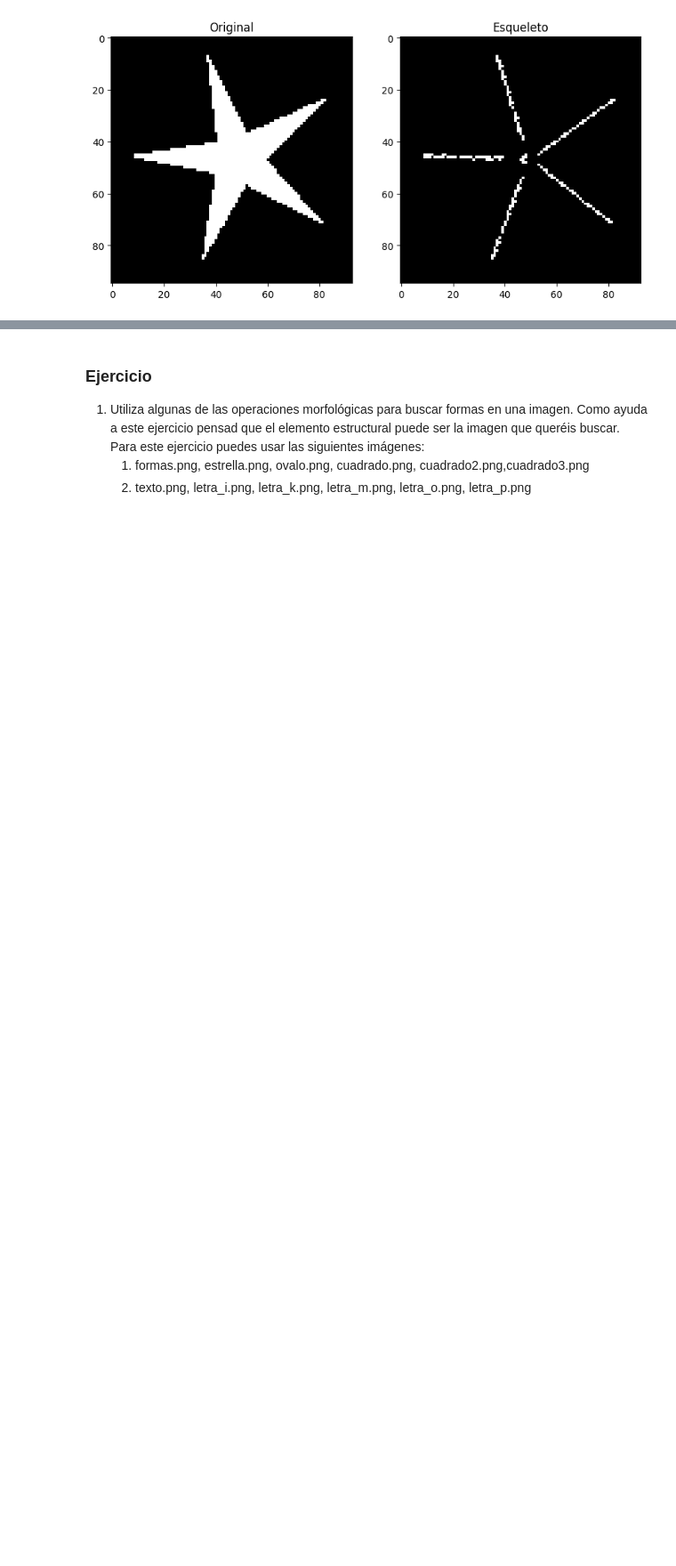
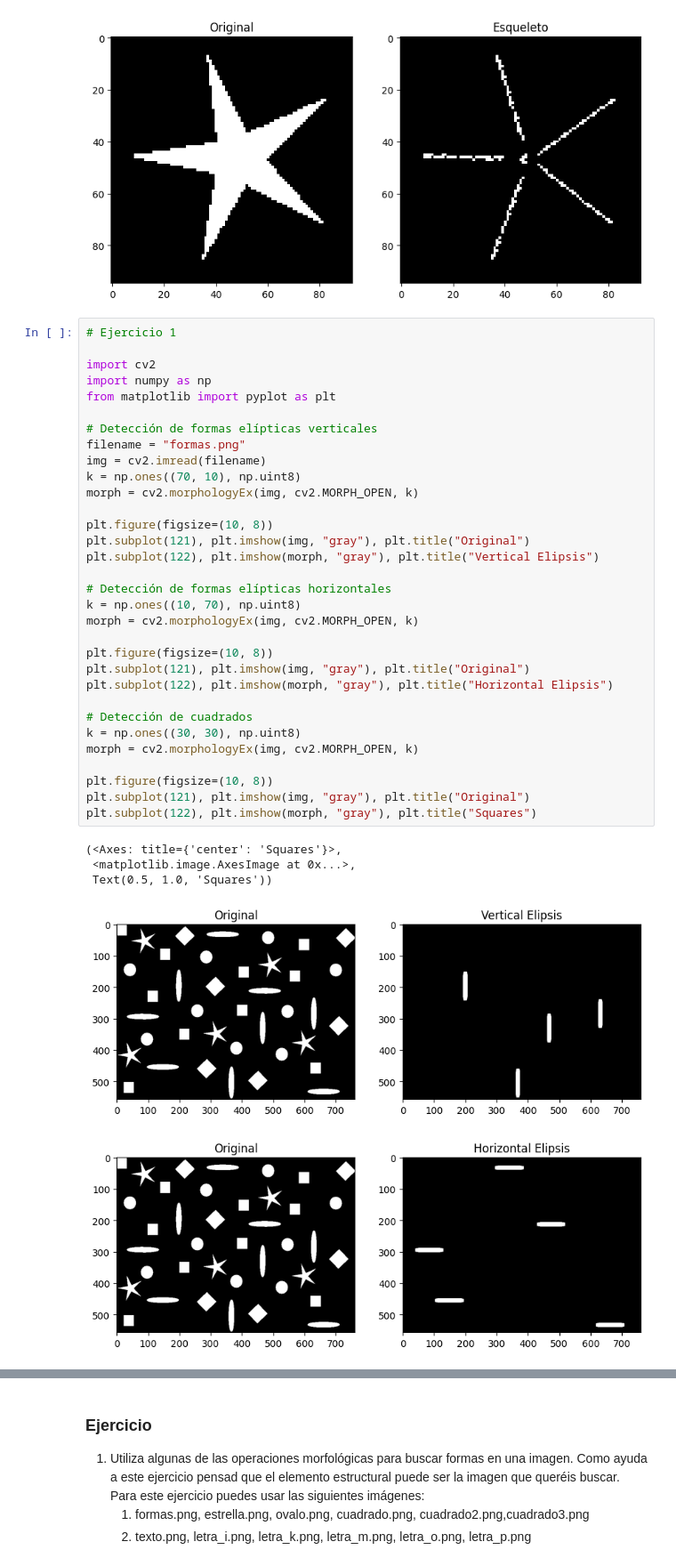
Before and after one commit to Migue8gl/DataScienceMaster, a Jupyter notebook: vision_por_computador/p4/Leccion6.ipynb, the cells around one changed output, grey strips where cells are left out. Shown at 89% size. Cells and saved outputs as stored; diff of their text form; blank space fills up the shorter version.

```diff
--- a/vision_por_computador/p4/Leccion6.ipynb
+++ b/vision_por_computador/p4/Leccion6.ipynb
@@ -317,3 +317,41 @@ plt.subplot(1,2,2),plt.imshow(skel,'gray') ,plt.title("Esqueleto")
  Text(0.5, 1.0, 'Esqueleto'))
 [figure]
 [figure]
+# %%
+# Ejercicio 1
+
+import cv2
+import numpy as np
+from matplotlib import pyplot as plt
+
+# Detección de formas elípticas verticales
+filename = "formas.png"
+img = cv2.imread(filename)
+k = np.ones((70, 10), np.uint8)
+morph = cv2.morphologyEx(img, cv2.MORPH_OPEN, k)
+
+plt.figure(figsize=(10, 8))
+plt.subplot(121), plt.imshow(img, "gray"), plt.title("Original")
+plt.subplot(122), plt.imshow(morph, "gray"), plt.title("Vertical Elipsis")
+
+# Detección de formas elípticas horizontales
+k = np.ones((10, 70), np.uint8)
+morph = cv2.morphologyEx(img, cv2.MORPH_OPEN, k)
+
+plt.figure(figsize=(10, 8))
+plt.subplot(121), plt.imshow(img, "gray"), plt.title("Original")
+plt.subplot(122), plt.imshow(morph, "gray"), plt.title("Horizontal Elipsis")
+
+# Detección de cuadrados
+k = np.ones((30, 30), np.uint8)
+morph = cv2.morphologyEx(img, cv2.MORPH_OPEN, k)
+
+plt.figure(figsize=(10, 8))
+plt.subplot(121), plt.imshow(img, "gray"), plt.title("Original")
+plt.subplot(122), plt.imshow(morph, "gray"), plt.title("Squares")
+# %% [output]
+(<Axes: title={'center': 'Squares'}>,
+ <matplotlib.image.AxesImage at 0x...>,
+ Text(0.5, 1.0, 'Squares'))
+[figure, added]
+[figure, added]
```
Also changed, not shown: parts of 3 cells of this notebook.
